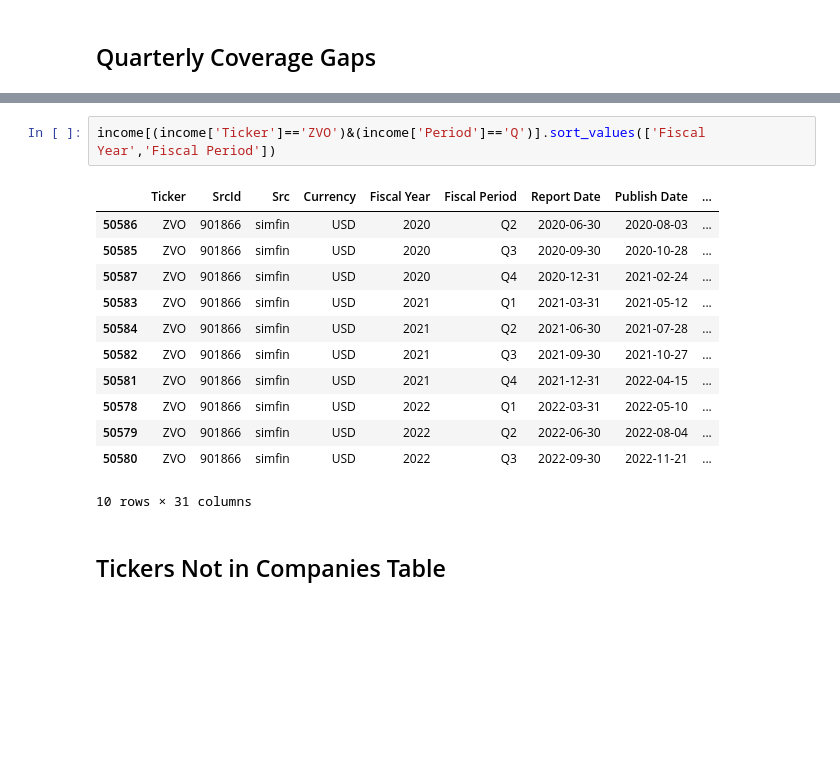
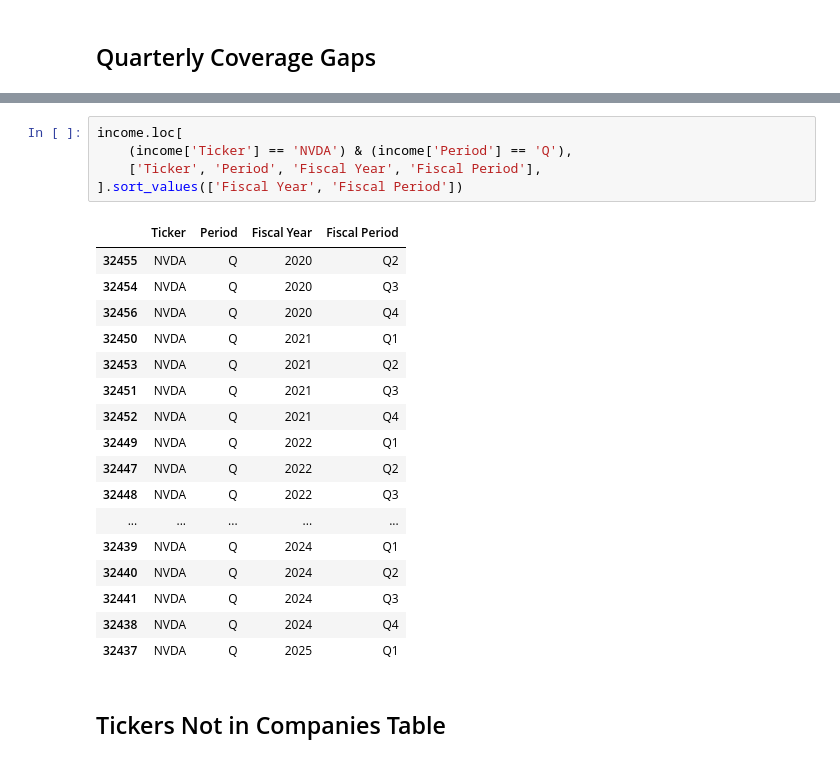
Before and after one commit to marcdumon/investment_research_platform, a Jupyter notebook: notebooks/summary_fundmental_data.ipynb, the cells around one changed output, grey strips where cells are left out. Cells and saved outputs as stored; diff of their text form; blank space fills up the shorter version.

```diff
--- a/notebooks/summary_fundmental_data.ipynb
+++ b/notebooks/summary_fundmental_data.ipynb
@@ -353,18 +324,26 @@ cashflow: 6373 ticker/year combos with gaps  |  3770 tickers affected
 # %%
-income[(income['Ticker']=='ZVO')&(income['Period']=='Q')].sort_values(['Fiscal Year','Fiscal Period'])
+income.loc[
+    (income['Ticker'] == 'NVDA') & (income['Period'] == 'Q'),
+    ['Ticker', 'Period', 'Fiscal Year', 'Fiscal Period'],
+].sort_values(['Fiscal Year', 'Fiscal Period'])
 # %% [output]
-|  | Ticker | SrcId | Src | Currency | Fiscal Year | Fiscal Period | Report Date | Publish Date | ... |
-| 50586 | ZVO | 901866 | simfin | USD | 2020 | Q2 | 2020-06-30 | 2020-08-03 | ... |
-| 50585 | ZVO | 901866 | simfin | USD | 2020 | Q3 | 2020-09-30 | 2020-10-28 | ... |
-| 50587 | ZVO | 901866 | simfin | USD | 2020 | Q4 | 2020-12-31 | 2021-02-24 | ... |
-| 50583 | ZVO | 901866 | simfin | USD | 2021 | Q1 | 2021-03-31 | 2021-05-12 | ... |
-| 50584 | ZVO | 901866 | simfin | USD | 2021 | Q2 | 2021-06-30 | 2021-07-28 | ... |
-| 50582 | ZVO | 901866 | simfin | USD | 2021 | Q3 | 2021-09-30 | 2021-10-27 | ... |
-| 50581 | ZVO | 901866 | simfin | USD | 2021 | Q4 | 2021-12-31 | 2022-04-15 | ... |
-| 50578 | ZVO | 901866 | simfin | USD | 2022 | Q1 | 2022-03-31 | 2022-05-10 | ... |
-| 50579 | ZVO | 901866 | simfin | USD | 2022 | Q2 | 2022-06-30 | 2022-08-04 | ... |
-| 50580 | ZVO | 901866 | simfin | USD | 2022 | Q3 | 2022-09-30 | 2022-11-21 | ... |
+|  | Ticker | Period | Fiscal Year | Fiscal Period |
+| 32455 | NVDA | Q | 2020 | Q2 |
+| 32454 | NVDA | Q | 2020 | Q3 |
+| 32456 | NVDA | Q | 2020 | Q4 |
+| 32450 | NVDA | Q | 2021 | Q1 |
+| 32453 | NVDA | Q | 2021 | Q2 |
+| 32451 | NVDA | Q | 2021 | Q3 |
+| 32452 | NVDA | Q | 2021 | Q4 |
+| 32449 | NVDA | Q | 2022 | Q1 |
+| 32447 | NVDA | Q | 2022 | Q2 |
+| 32448 | NVDA | Q | 2022 | Q3 |
+| ... | ... | ... | ... | ... |
+| 32439 | NVDA | Q | 2024 | Q1 |
+| 32440 | NVDA | Q | 2024 | Q2 |
+| 32441 | NVDA | Q | 2024 | Q3 |
+| 32438 | NVDA | Q | 2024 | Q4 |
+| 32437 | NVDA | Q | 2025 | Q1 |
-10 rows × 31 columns
 # %% [markdown]
 ## Tickers Not in Companies Table
 # %%
```
Also changed, not shown: parts of 1 cell of this notebook.
